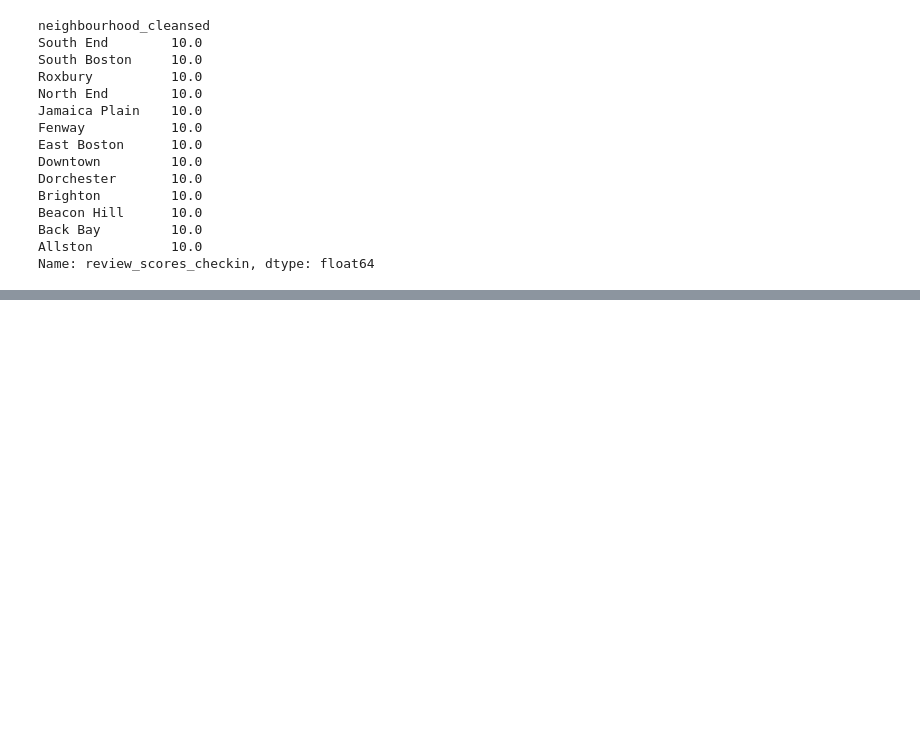
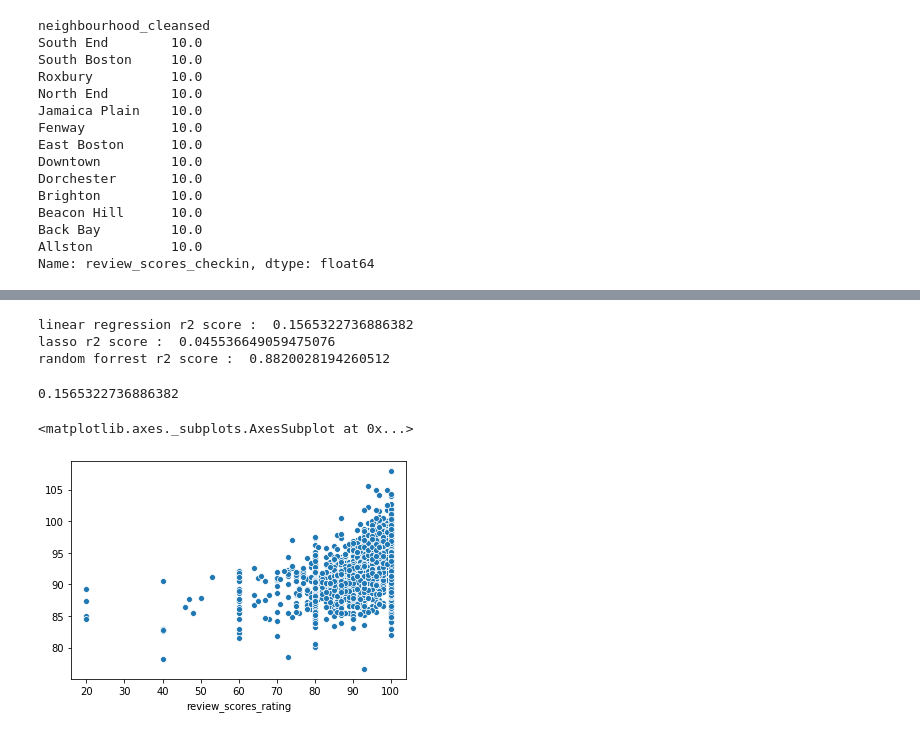
Before and after one commit to okids/boston_airbnb_analysis, a Jupyter notebook: How_to_get_good_ratings.ipynb, the cells around one changed output, grey strips where cells are left out. Cells and saved outputs as stored; diff of their text form; code cells hidden in the pictures; blank space fills up the shorter version.

```diff
--- a/How_to_get_good_ratings.ipynb
+++ b/How_to_get_good_ratings.ipynb
@@ -184,0 +192,2 @@ Name: space, Length: 2772, dtype: object
+# %%
+features['price'] =  [np.nan if str(x) == 'nan' else str(x).replace('$','').replace(',','') for x in features.price]
@@ -184,0 +196,2 @@ Name: space, Length: 2772, dtype: object
+# %%
+features = features.dropna(axis=0)
@@ -184,0 +235,9 @@ Name: space, Length: 2772, dtype: object
+# %%
+clf_lr = LinearRegression()
+clf_las = Lasso()
+clf_rf = RandomForestRegressor()
+y = features['review_scores_rating']
+x = features.drop('review_scores_rating', axis='columns')
+clf_lr.fit(x, y)
+clf_las.fit(x, y)
+clf_rf.fit(x, y)
@@ -184,0 +252,21 @@ Name: space, Length: 2772, dtype: object
+# %%
+y_pred_lr = clf_lr.predict(x)
+y_pred_las = clf_las.predict(x)
+y_pred_rf = clf_rf.predict(x)
+# %%
+print('linear regression r2 score : ',r2_score(y, y_pred_lr))
+print('lasso r2 score : ',r2_score(y, y_pred_las))
+print('random forrest r2 score : ',r2_score(y, y_pred_rf))
+# %% [output]
+linear regression r2 score :  0.1565322736886382
+lasso r2 score :  0.045536649059475076
+random forrest r2 score :  0.8820028194260512
+# %%
+r2_score(y, y_pred_lr)
+# %% [output]
+0.1565322736886382
+# %%
+sns.scatterplot(y,y_pred_lr)
+# %% [output]
+<matplotlib.axes._subplots.AxesSubplot at 0x...>
+[figure, added]
```
Also changed, not shown: parts of 31 cells of this notebook.
